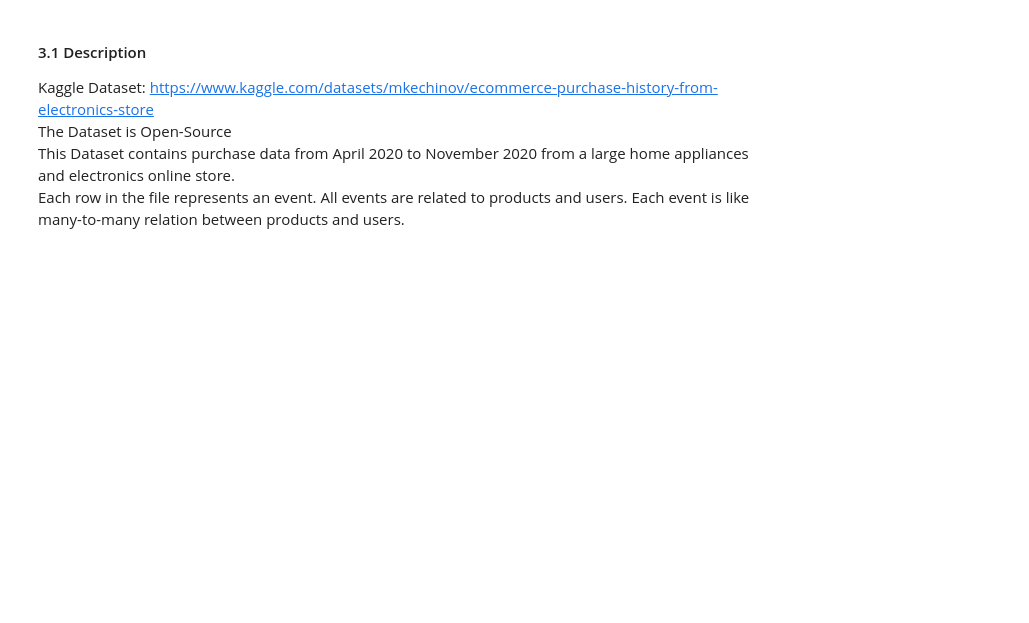
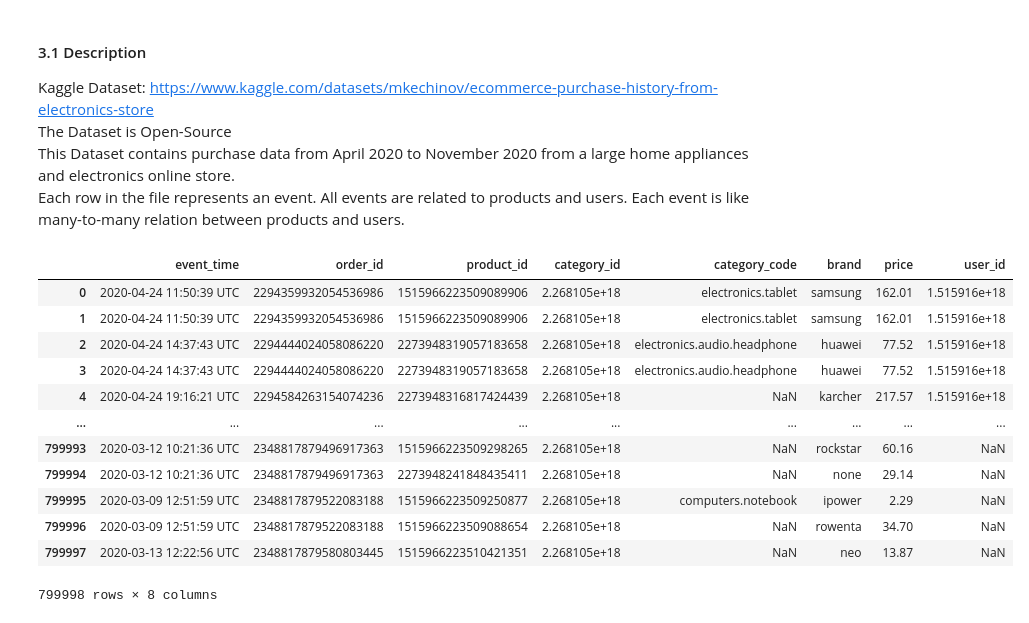
Before and after one commit to dawei7/Detecting-patterns-in-purchase-history-using-association-rule-learning-methods, a Jupyter notebook: Analysis/Detecting-patterns-in-purchase-history-using-association-rule-learning-methods.ipynb, the cells around one changed output. Drawn from its saved outputs; the diff is of its cells as text; code cells hidden in the pictures; blank space fills up the shorter version.

```diff
--- a/Analysis/Detecting-patterns-in-purchase-history-using-association-rule-learning-methods.ipynb
+++ b/Analysis/Detecting-patterns-in-purchase-history-using-association-rule-learning-methods.ipynb
@@ -263,3 +258,21 @@ Kaggle Dataset: https://www.kaggle.com/datasets/mkechinov/ecommerce-purchase-his
 The Dataset is Open-Source <br>
 This Dataset contains purchase data from April 2020 to November 2020 from a large home appliances and electronics online store. <br>
 Each row in the file represents an event. All events are related to products and users. Each event is like many-to-many relation between products and users. <br>
+# %%
+data = pd.read_csv("datasets/ecommerce_purchase_history_from_electronic_store/dataset_part_1.csv") #Smaller Subset of Original Kaggle DataSet for Testing
+
+data
+# %% [output]
+|  | event_time | order_id | product_id | category_id | category_code | brand | price | user_id |
+| 0 | 2020-04-24 11:50:39 UTC | 2294359932054536986 | 1515966223509089906 | 2.268105e+18 | electronics.tablet | samsung | 162.01 | 1.515916e+18 |
+| 1 | 2020-04-24 11:50:39 UTC | 2294359932054536986 | 1515966223509089906 | 2.268105e+18 | electronics.tablet | samsung | 162.01 | 1.515916e+18 |
+| 2 | 2020-04-24 14:37:43 UTC | 2294444024058086220 | 2273948319057183658 | 2.268105e+18 | electronics.audio.headphone | huawei | 77.52 | 1.515916e+18 |
+| 3 | 2020-04-24 14:37:43 UTC | 2294444024058086220 | 2273948319057183658 | 2.268105e+18 | electronics.audio.headphone | huawei | 77.52 | 1.515916e+18 |
+| 4 | 2020-04-24 19:16:21 UTC | 2294584263154074236 | 2273948316817424439 | 2.268105e+18 | NaN | karcher | 217.57 | 1.515916e+18 |
+| ... | ... | ... | ... | ... | ... | ... | ... | ... |
+| 799993 | 2020-03-12 10:21:36 UTC | 2348817879496917363 | 1515966223509298265 | 2.268105e+18 | NaN | rockstar | 60.16 | NaN |
+| 799994 | 2020-03-12 10:21:36 UTC | 2348817879496917363 | 2273948241848435411 | 2.268105e+18 | NaN | none | 29.14 | NaN |
+| 799995 | 2020-03-09 12:51:59 UTC | 2348817879522083188 | 1515966223509250877 | 2.268105e+18 | computers.notebook | ipower | 2.29 | NaN |
+| 799996 | 2020-03-09 12:51:59 UTC | 2348817879522083188 | 1515966223509088654 | 2.268105e+18 | NaN | rowenta | 34.70 | NaN |
+| 799997 | 2020-03-13 12:22:56 UTC | 2348817879580803445 | 1515966223510421351 | 2.268105e+18 | NaN | neo | 13.87 | NaN |
+799998 rows × 8 columns
```
Also changed, not shown: parts of 10 cells of this notebook, 55 other files.
